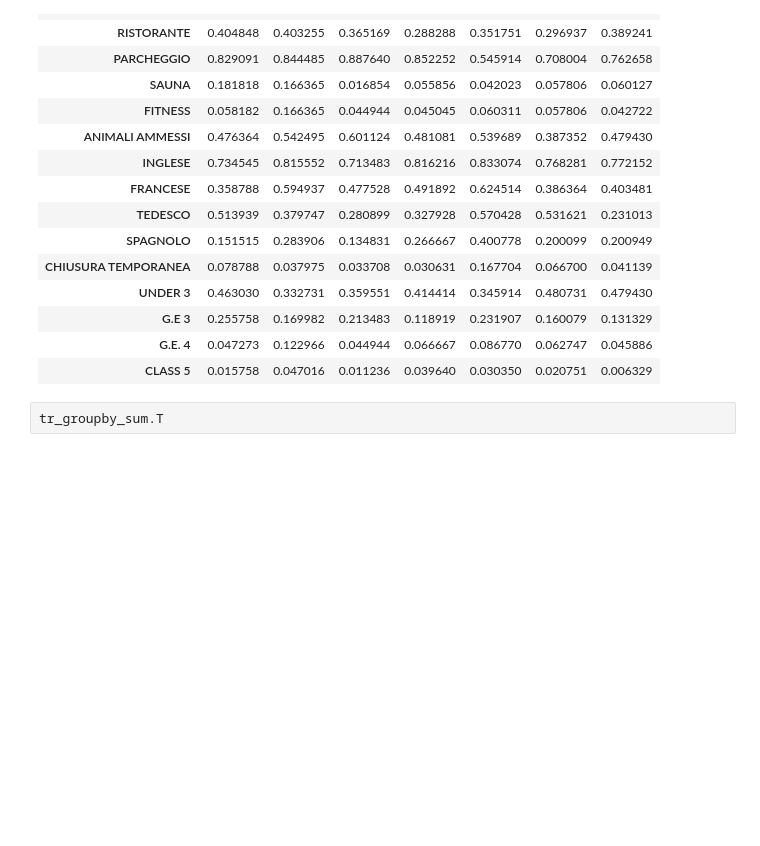
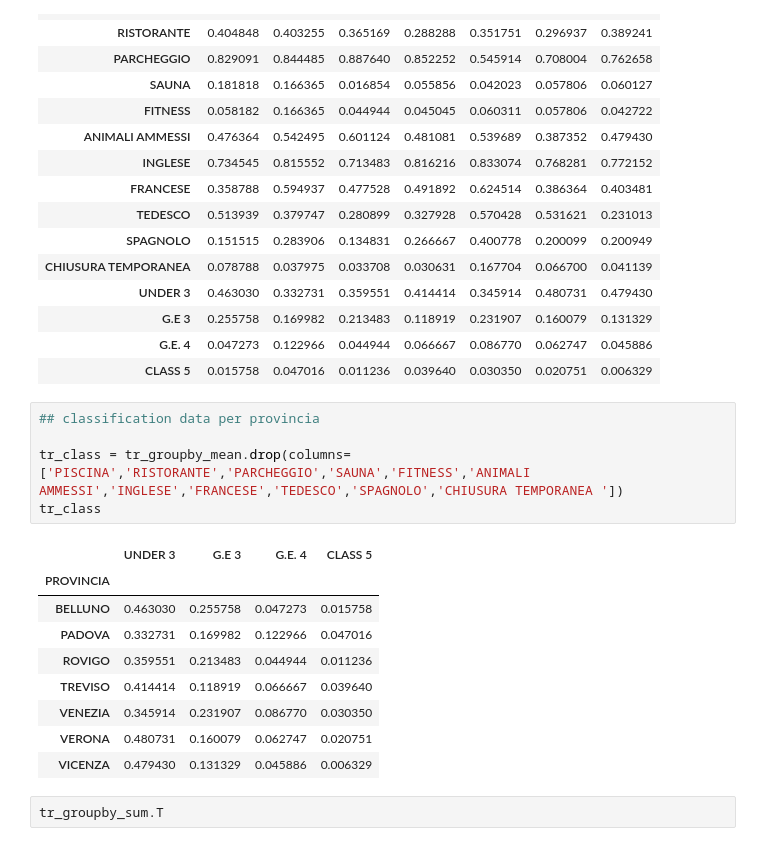
Before and after one commit to NicoloAvesani/project_Tourist_Residences_in_Veneto, a Jupyter notebook: project_on_colab.ipynb, the cells around one changed output. Drawn from its saved outputs; the diff is of its cells as text; blank space fills up the shorter version.

```diff
--- a/project_on_colab.ipynb
+++ b/project_on_colab.ipynb
@@ -1720,6 +1698,21 @@ tr_groupby_mean.T
 | G.E 3 | 0.255758 | 0.169982 | 0.213483 | 0.118919 | 0.231907 | 0.160079 | 0.131329 |
 | G.E. 4 | 0.047273 | 0.122966 | 0.044944 | 0.066667 | 0.086770 | 0.062747 | 0.045886 |
 | CLASS 5 | 0.015758 | 0.047016 | 0.011236 | 0.039640 | 0.030350 | 0.020751 | 0.006329 |
+# %%
+## classification data per provincia
+
+tr_class = tr_groupby_mean.drop(columns=['PISCINA','RISTORANTE','PARCHEGGIO','SAUNA','FITNESS','ANIMALI AMMESSI','INGLESE','FRANCESE','TEDESCO','SPAGNOLO','CHIUSURA TEMPORANEA '])
+tr_class
+# %% [output]
+|  | UNDER 3 | G.E 3 | G.E. 4 | CLASS 5 |
+| PROVINCIA |  |  |  |  |
+| BELLUNO | 0.463030 | 0.255758 | 0.047273 | 0.015758 |
+| PADOVA | 0.332731 | 0.169982 | 0.122966 | 0.047016 |
+| ROVIGO | 0.359551 | 0.213483 | 0.044944 | 0.011236 |
+| TREVISO | 0.414414 | 0.118919 | 0.066667 | 0.039640 |
+| VENEZIA | 0.345914 | 0.231907 | 0.086770 | 0.030350 |
+| VERONA | 0.480731 | 0.160079 | 0.062747 | 0.020751 |
+| VICENZA | 0.479430 | 0.131329 | 0.045886 | 0.006329 |
 # %%
 tr_groupby_sum.T
 # %% [output]
```
Also changed, not shown: parts of 7 cells of this notebook.
